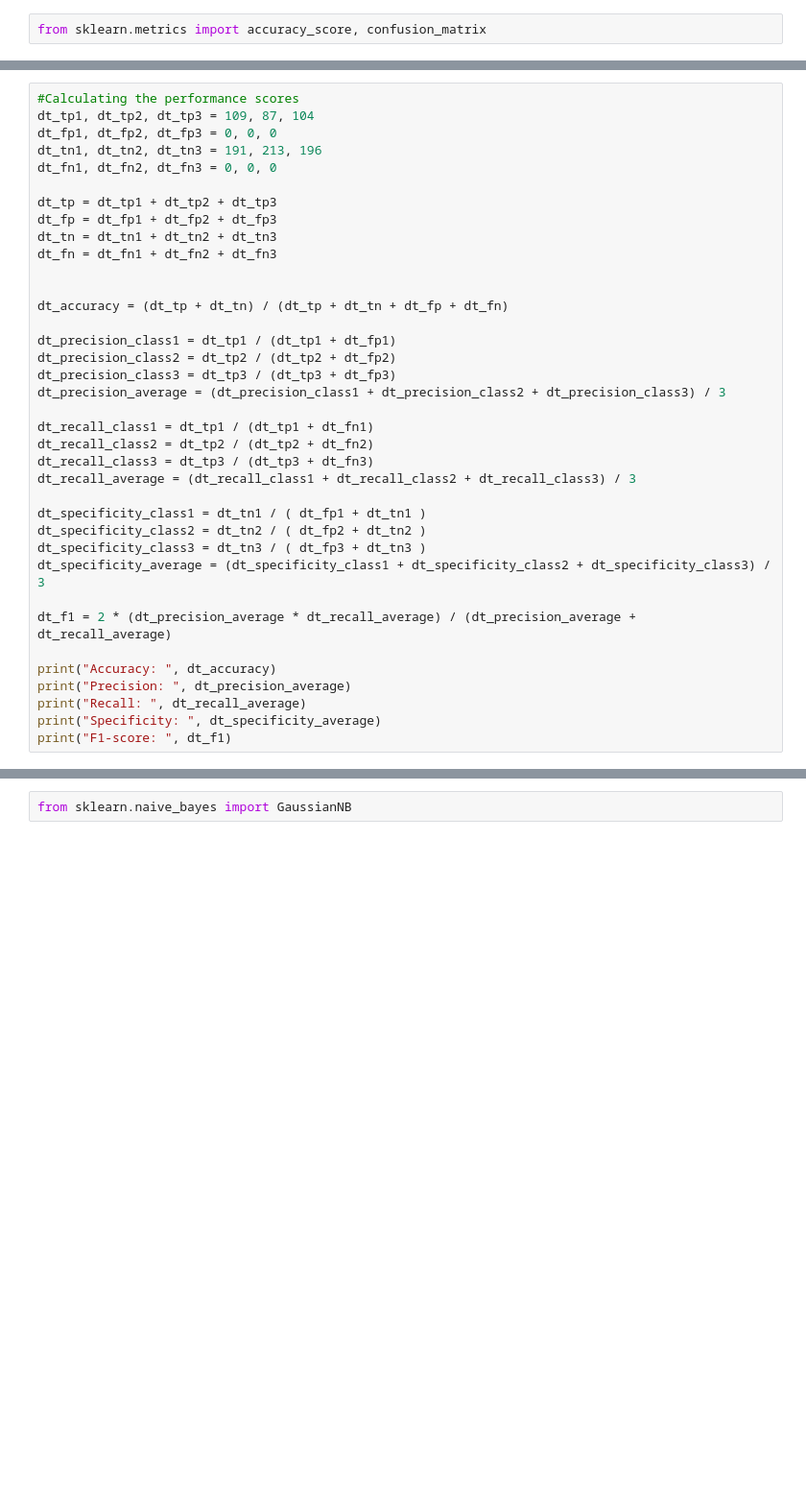
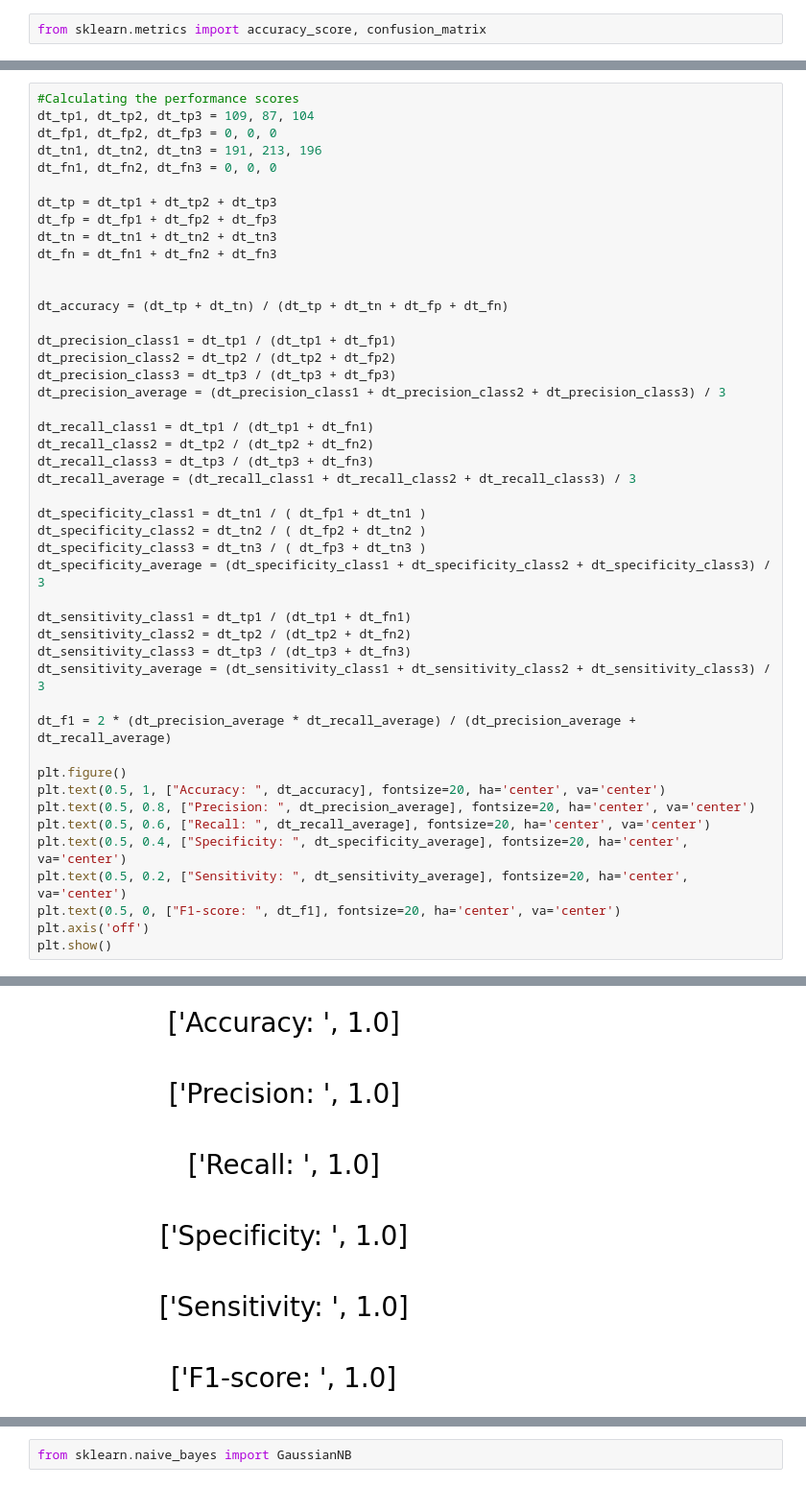
Before and after one commit to MG-Rusiana/Final_Project_Machine_Learning, a Jupyter notebook: final-project-machine-learning.ipynb, the cells around one changed output, grey strips where cells are left out. Shown at 96% size. Drawn from its saved outputs; the diff is of its cells as text; blank space fills up the shorter version.

```diff
--- a/final-project-machine-learning.ipynb
+++ b/final-project-machine-learning.ipynb
@@ -161,11 +161,20 @@ dt_specificity_class2 = dt_tn2 / ( dt_fp2 + dt_tn2 )
 dt_specificity_class3 = dt_tn3 / ( dt_fp3 + dt_tn3 )
 dt_specificity_average = (dt_specificity_class1 + dt_specificity_class2 + dt_specificity_class3) / 3
 
+dt_sensitivity_class1 = dt_tp1 / (dt_tp1 + dt_fn1)
+dt_sensitivity_class2 = dt_tp2 / (dt_tp2 + dt_fn2)
+dt_sensitivity_class3 = dt_tp3 / (dt_tp3 + dt_fn3)
+dt_sensitivity_average = (dt_sensitivity_class1 + dt_sensitivity_class2 + dt_sensitivity_class3) / 3
+
 dt_f1 = 2 * (dt_precision_average * dt_recall_average) / (dt_precision_average + dt_recall_average)
 
-print("Accuracy: ", dt_accuracy)
-print("Precision: ", dt_precision_average)
-print("Recall: ", dt_recall_average)
-print("Specificity: ", dt_specificity_average)
-print("F1-score: ", dt_f1)
+plt.figure()
+plt.text(0.5, 1, ["Accuracy: ", dt_accuracy], fontsize=20, ha='center', va='center')
+plt.text(0.5, 0.8, ["Precision: ", dt_precision_average], fontsize=20, ha='center', va='center')
+plt.text(0.5, 0.6, ["Recall: ", dt_recall_average], fontsize=20, ha='center', va='center')
+plt.text(0.5, 0.4, ["Specificity: ", dt_specificity_average], fontsize=20, ha='center', va='center')
+plt.text(0.5, 0.2, ["Sensitivity: ", dt_sensitivity_average], fontsize=20, ha='center', va='center')
+plt.text(0.5, 0, ["F1-score: ", dt_f1], fontsize=20, ha='center', va='center')
+plt.axis('off')
+plt.show()
 # %% [output]
@@ -177,3 +181,4 @@ F1-score:  1.0
+[figure, added]
 # %%
 #==============================================================NAIVE BAYES=======================================================================
 plt.figure()
```
Also changed, not shown: parts of 19 cells of this notebook.
